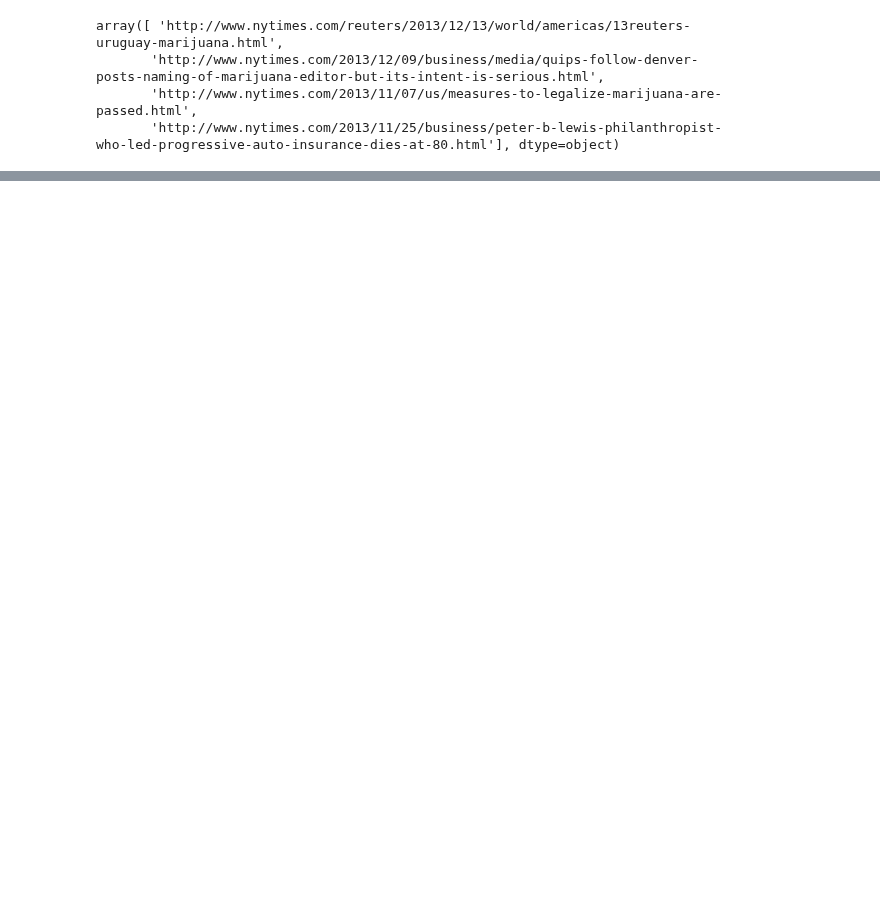
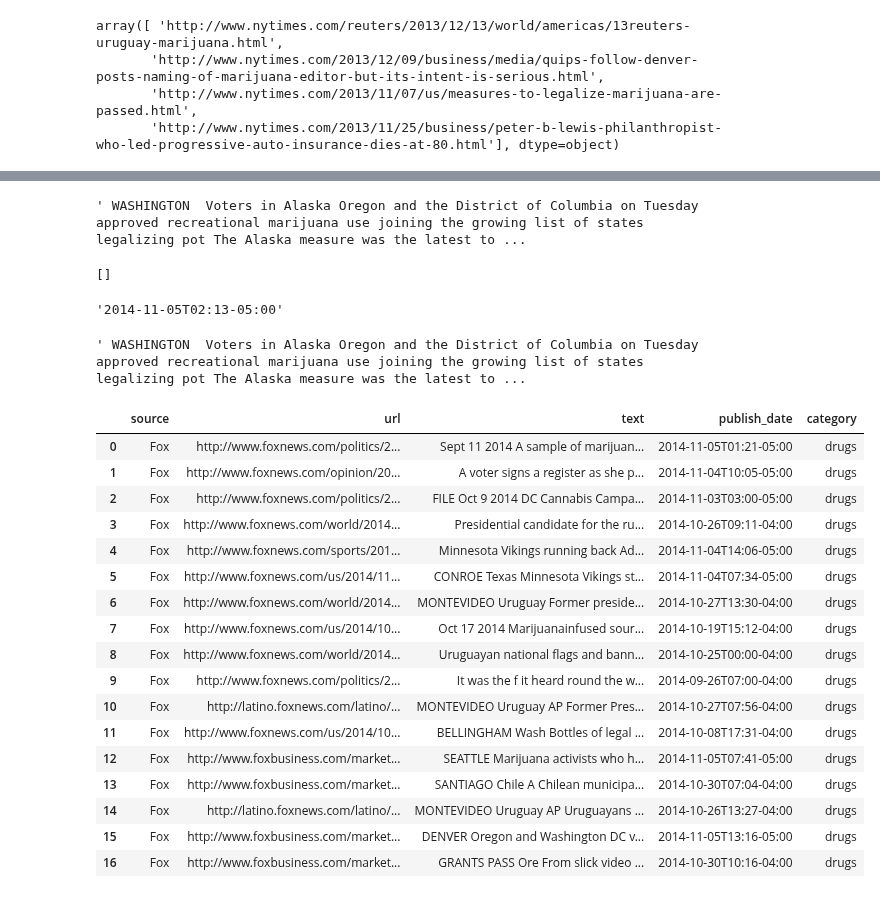
Before and after one commit to tdpetrou/News-Event-Classification, a Jupyter notebook: Exploratory notebook.ipynb, the cells around one changed output, grey strips where cells are left out. Drawn from its saved outputs; the diff is of its cells as text; code cells hidden in the pictures; blank space fills up the shorter version.

```diff
--- a/Exploratory notebook.ipynb
+++ b/Exploratory notebook.ipynb
@@ -856,0 +879,38 @@ array([ 'http://www.nytimes.com/reuters/2013/12/13/world/americas/13reuters-urug
+# %%
+text
+# %% [output]
+' WASHINGTON  Voters in Alaska Oregon and the District of Columbia on Tuesday approved recreational marijuana use joining the growing list of states legalizing pot The Alaska measure was the latest to ...
+# %%
+soup.findAll('time', {'itemProp' : 'datePublished'})
+# %% [output]
+[]
+# %%
+soup.findAll('time')[0]['datetime']
+# %% [output]
+'2014-11-05T02:13-05:00'
+# %%
+text.replace('ADVERTISEMENT', '')
+# %% [output]
+' WASHINGTON  Voters in Alaska Oregon and the District of Columbia on Tuesday approved recreational marijuana use joining the growing list of states legalizing pot The Alaska measure was the latest to ...
+# %%
+f = pd.read_csv('data/fox_data.csv')
+f
+# %% [output]
+|  | source | url | text | publish_date | category |
+| 0 | Fox | http://www.foxnews.com/politics/2... | Sept 11 2014 A sample of marijuan... | 2014-11-05T01:21-05:00 | drugs |
+| 1 | Fox | http://www.foxnews.com/opinion/20... | A voter signs a register as she p... | 2014-11-04T10:05-05:00 | drugs |
+| 2 | Fox | http://www.foxnews.com/politics/2... | FILE Oct 9 2014 DC Cannabis Campa... | 2014-11-03T03:00-05:00 | drugs |
+| 3 | Fox | http://www.foxnews.com/world/2014... | Presidential candidate for the ru... | 2014-10-26T09:11-04:00 | drugs |
+| 4 | Fox | http://www.foxnews.com/sports/201... | Minnesota Vikings running back Ad... | 2014-11-04T14:06-05:00 | drugs |
+| 5 | Fox | http://www.foxnews.com/us/2014/11... | CONROE Texas Minnesota Vikings st... | 2014-11-04T07:34-05:00 | drugs |
+| 6 | Fox | http://www.foxnews.com/world/2014... | MONTEVIDEO Uruguay Former preside... | 2014-10-27T13:30-04:00 | drugs |
+| 7 | Fox | http://www.foxnews.com/us/2014/10... | Oct 17 2014 Marijuanainfused sour... | 2014-10-19T15:12-04:00 | drugs |
+| 8 | Fox | http://www.foxnews.com/world/2014... | Uruguayan national flags and bann... | 2014-10-25T00:00-04:00 | drugs |
+| 9 | Fox | http://www.foxnews.com/politics/2... | It was the f it heard round the w... | 2014-09-26T07:00-04:00 | drugs |
+| 10 | Fox | http://latino.foxnews.com/latino/... | MONTEVIDEO Uruguay AP Former Pres... | 2014-10-27T07:56-04:00 | drugs |
+| 11 | Fox | http://www.foxnews.com/us/2014/10... | BELLINGHAM Wash Bottles of legal ... | 2014-10-08T17:31-04:00 | drugs |
+| 12 | Fox | http://www.foxbusiness.com/market... | SEATTLE Marijuana activists who h... | 2014-11-05T07:41-05:00 | drugs |
+| 13 | Fox | http://www.foxbusiness.com/market... | SANTIAGO Chile A Chilean municipa... | 2014-10-30T07:04-04:00 | drugs |
+| 14 | Fox | http://latino.foxnews.com/latino/... | MONTEVIDEO Uruguay AP Uruguayans ... | 2014-10-26T13:27-04:00 | drugs |
+| 15 | Fox | http://www.foxbusiness.com/market... | DENVER Oregon and Washington DC v... | 2014-11-05T13:16-05:00 | drugs |
+| 16 | Fox | http://www.foxbusiness.com/market... | GRANTS PASS Ore From slick video ... | 2014-10-30T10:16-04:00 | drugs |
```
Also changed, not shown: parts of 23 cells of this notebook, 8 other files.
